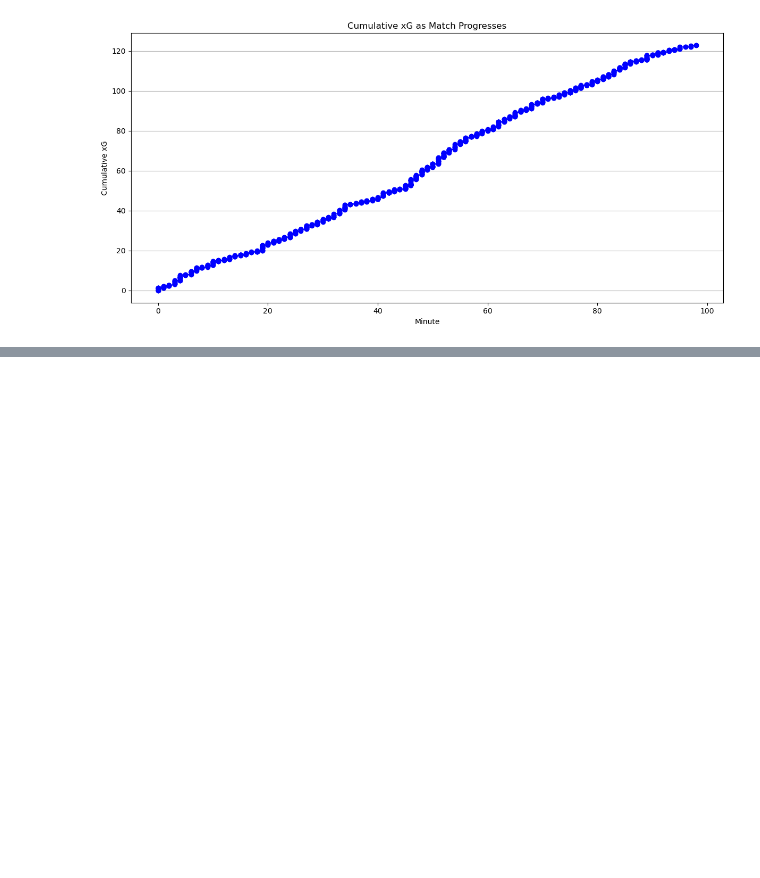
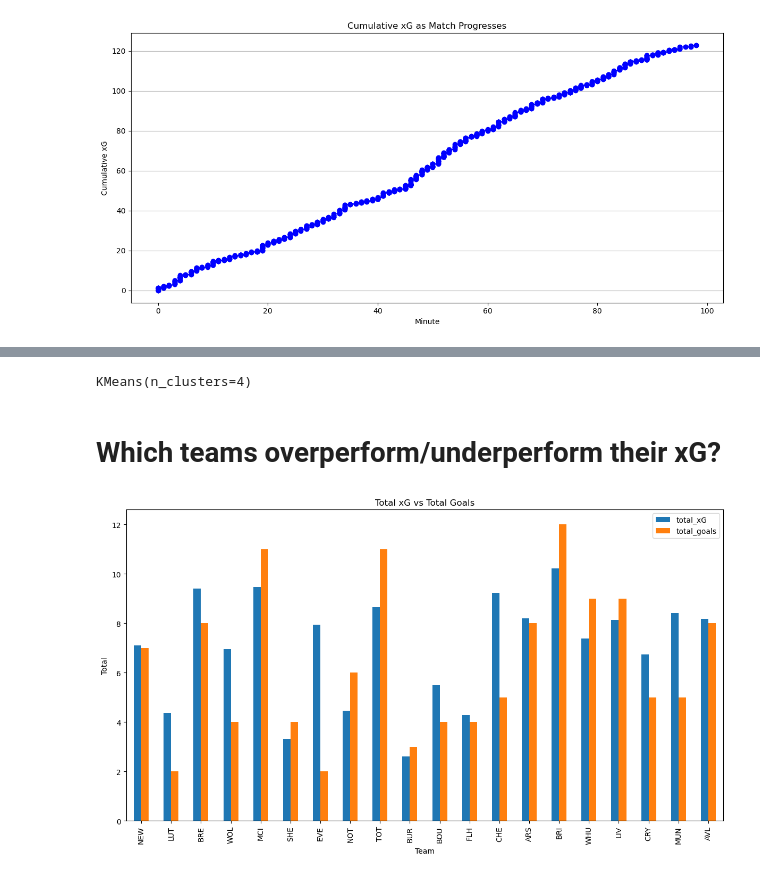
Before and after one commit to arijul2/UnderstatExploration, a Jupyter notebook: Understat_Analysis.ipynb, the cells around one changed output, grey strips where cells are left out. Saved outputs shown, nothing was run; the diff lists cells and outputs as text; code cells hidden in the pictures; blank space fills up the shorter version.

Commit message:
bar graph xG vs goals comparison

```diff
--- a/Understat_Analysis.ipynb
+++ b/Understat_Analysis.ipynb
@@ -327,0 +298,8 @@ matches
+# %%
+# Fitting the Model
+
+optimal_k = 4
+kmeanModel = KMeans(n_clusters=optimal_k)
+kmeanModel.fit(df_scaled)
+# %% [output]
+KMeans(n_clusters=4)
@@ -327,0 +308,27 @@ matches
+# %% [markdown]
+# Which teams overperform/underperform their xG?
+# %%
+league_player_data = pd.DataFrame(understat.league(league="EPL").get_player_data(season="2023"))
+teams = set(league_player_data['team_title'].tolist())
+teams.remove('Chelsea,Manchester City')
+teams.remove('Aston Villa,Sheffield United')
+list(teams)
+
+dfs = []
+
+for team in teams:
+    # Fetch the team's match data for the 2023 season
+    team_data = understat.team(team=team).get_match_data(season="2023")
+
+    # Convert team_data to a DataFrame
+    team_df = pd.DataFrame(team_data)
+
+    team_df['h_goals'] = team_df['goals'].apply(lambda x: x.get('h') if isinstance(x, dict) else None)
+    team_df['a_goals'] = team_df['goals'].apply(lambda x: x.get('a') if isinstance(x, dict) else None)
+    team_df['h_xG'] = team_df['xG'].apply(lambda x: x.get('h') if isinstance(x, dict) else None)
+    team_df['a_xG'] = team_df['xG'].apply(lambda x: x.get('a') if isinstance(x, dict) else None)
+
+    team_df = team_df[team_df['isResult'] == True]
+
+    # Append the DataFrame to the list
+    dfs.append(team_df)
@@ -327,0 +363,20 @@ matches
+# %%
+# Converting list of tuples to DataFrame for plotting
+
+summary_df = pd.DataFrame(data, columns=['team', 'total_xG', 'total_goals'])
+
+summary_df.set_index('team', inplace=True)
+
+# Create a bar plot
+summary_df.plot(kind='bar', figsize=(12,7))
+
+# Add titles and labels
+plt.title('Total xG vs Total Goals')
+plt.ylabel('Total')
+plt.xlabel('Team')
+
+# Show the plot
+plt.tight_layout()
+plt.show()
+# %% [output]
+[figure, added]
```
Also changed, not shown: parts of 18 cells of this notebook.
